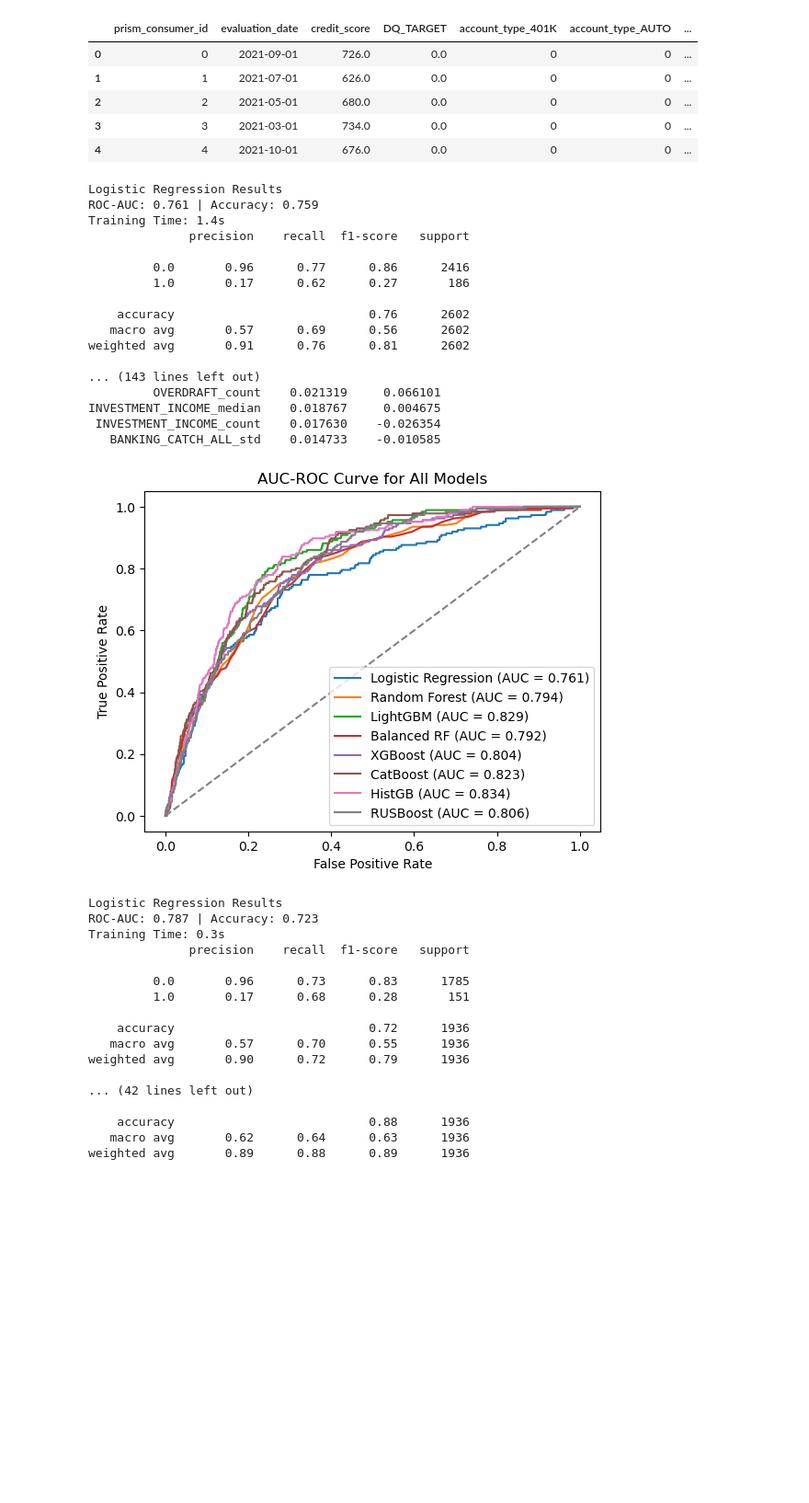
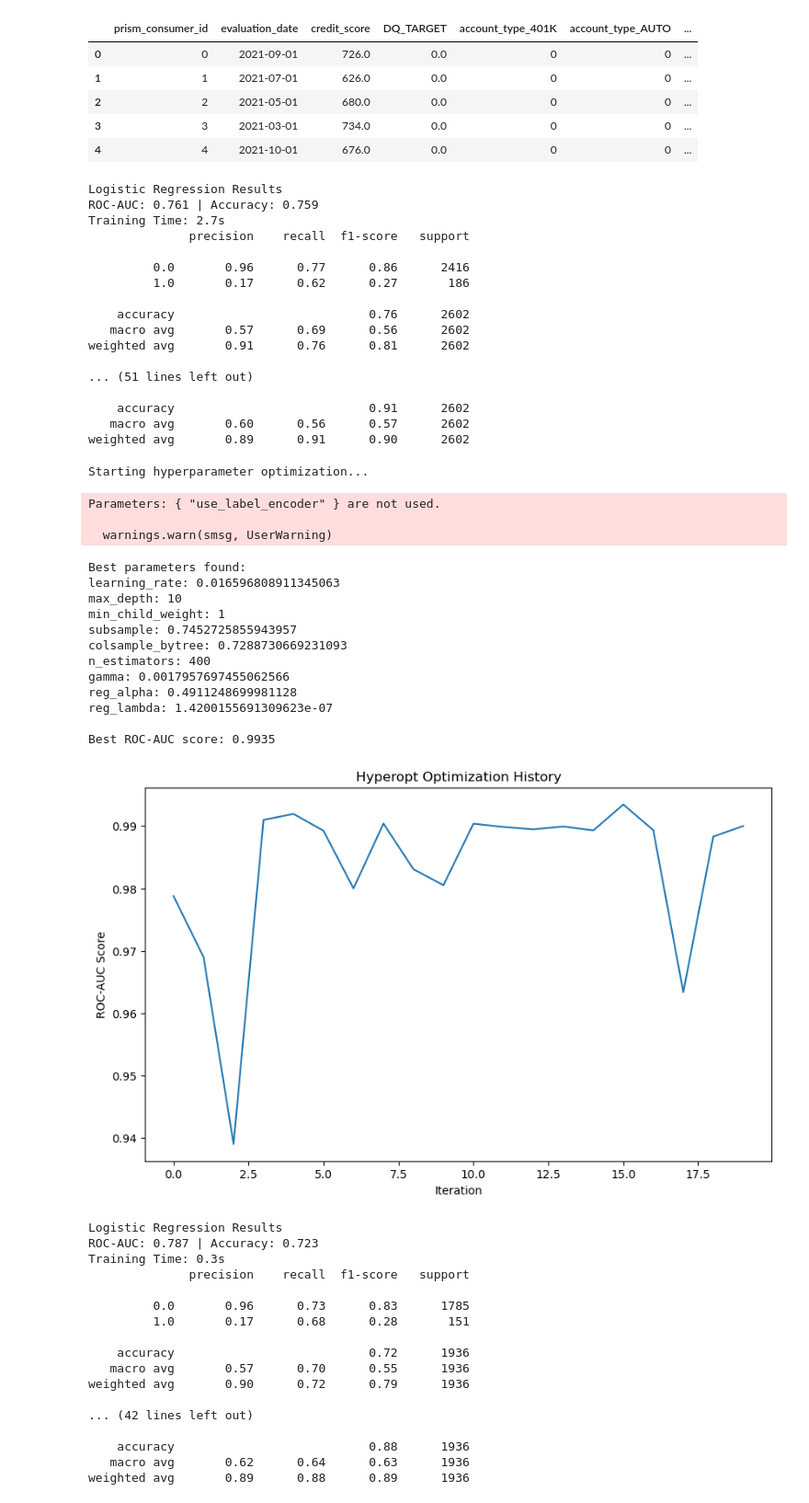
Before and after one commit to hillarychang/dsc180b-capstone-q2, a Jupyter notebook: src/notebooks/q2_feature_training.ipynb, the cells around one changed output. Shown at 92% size. Drawn from its saved outputs; the diff is of its cells as text; code cells hidden in the pictures; blank space fills up the shorter version.

Commit message:
optimizing hyperparameters

```diff
--- a/src/notebooks/q2_feature_training.ipynb
+++ b/src/notebooks/q2_feature_training.ipynb
@@ -32,11 +32,12 @@ all_features.head()
 | 4 | 4 | 2021-10-01 | 676.0 | 0.0 | 0 | 0 | ... |
 # %%
 classification_features = (all_features.drop(columns = ['prism_consumer_id', 'evaluation_date', 'DQ_TARGET'])).columns
-classify.run_classification(classification_features, "DQ_TARGET", all_features)
+X_train, X_test, y_train, y_test = classify.preprocess_features(classification_features, "DQ_TARGET", all_features)
+classify.run_classification(X_train, X_test, y_train, y_test)
 # %% [output]
 Logistic Regression Results
 ROC-AUC: 0.761 | Accuracy: 0.759
-Training Time: 1.4s
+Training Time: 2.7s
               precision    recall  f1-score   support
 
          0.0       0.96      0.77      0.86      2416
@@ -46,12 +47,31 @@ Training Time: 1.4s
    macro avg       0.57      0.69      0.56      2602
 weighted avg       0.91      0.76      0.81      2602
 
-... (143 lines left out)
-         OVERDRAFT_count    0.021319     0.066101
-INVESTMENT_INCOME_median    0.018767     0.004675
- INVESTMENT_INCOME_count    0.017630    -0.026354
-   BANKING_CATCH_ALL_std    0.014733    -0.010585
+... (51 lines left out)
+
+    accuracy                           0.91      2602
+   macro avg       0.60      0.56      0.57      2602
+weighted avg       0.89      0.91      0.90      2602
-[figure, removed]
+# %%
+best_params, best_score, best_xgb = classify.optimize_xgb_params(X_train, y_train, max_evals=20)
+# %% [output]
+Starting hyperparameter optimization...
+Parameters: { "use_label_encoder" } are not used.
+
+  warnings.warn(smsg, UserWarning)
+Best parameters found:
+learning_rate: 0.016596808911345063
+max_depth: 10
+min_child_weight: 1
+subsample: 0.7452725855943957
+colsample_bytree: 0.7288730669231093
+n_estimators: 400
+gamma: 0.0017957697455062566
+reg_alpha: 0.4911248699981128
+reg_lambda: 1.4200155691309623e-07
+
+Best ROC-AUC score: 0.9935
+[figure, added]
 # %%
 best_features = classify.get_best_features(classification_features, "DQ_TARGET", all_features)
 # %%
```
Also changed, not shown: 6 other files.
